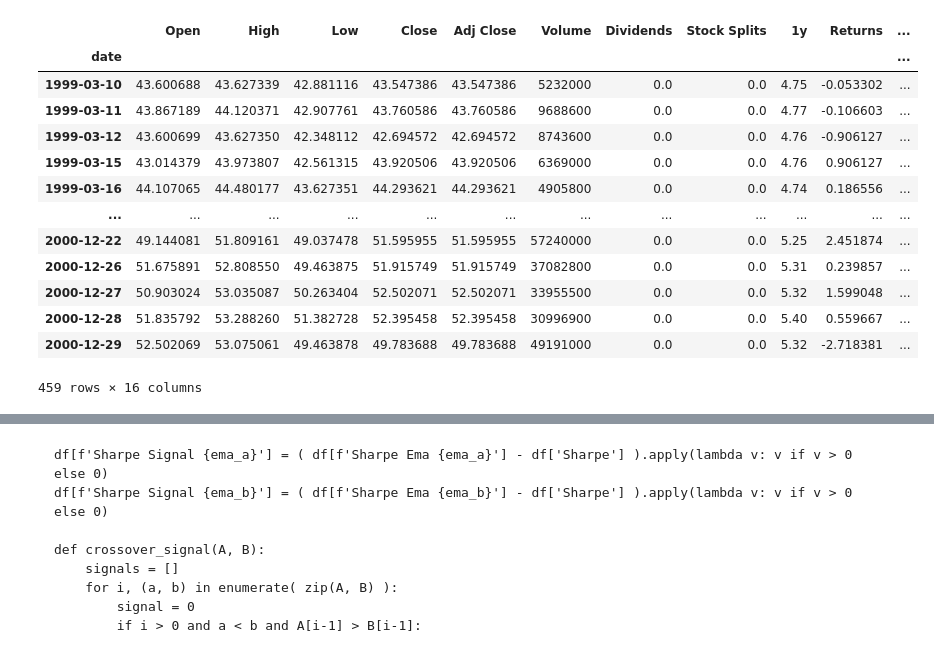
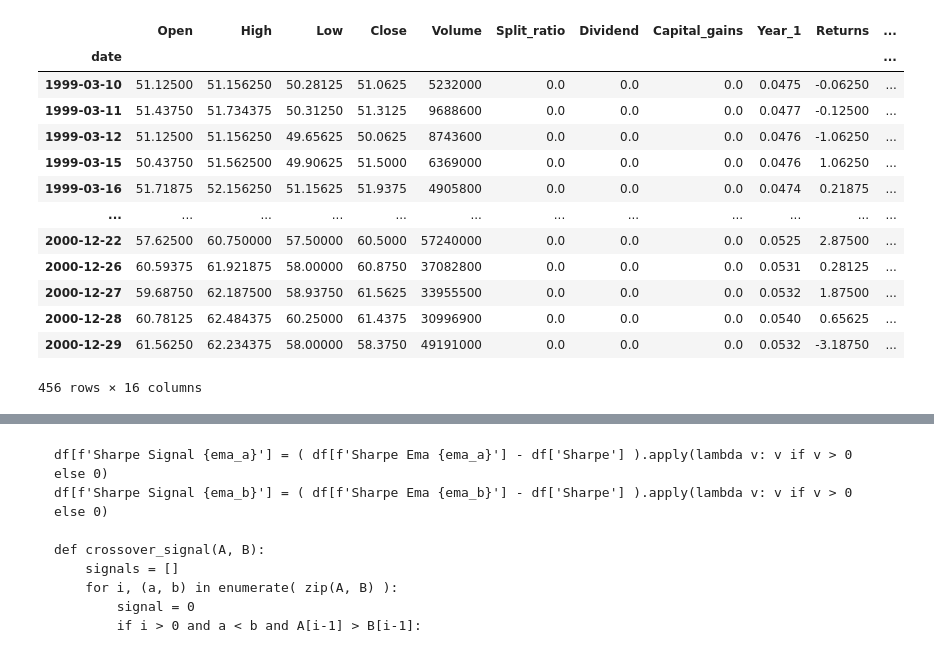
Before and after one commit to victortangggg/trading, a Jupyter notebook: research/TQQQ.ipynb, the cells around one changed output, grey strips where cells are left out. Cells and saved outputs as stored; diff of their text form; code cells hidden in the pictures.

```diff
--- a/research/TQQQ.ipynb
+++ b/research/TQQQ.ipynb
@@ -11,8 +32,7 @@ pd.set_option('display.max_columns', None)
 # %%
 start_date = '1999-01-01'
 end_date = '2001-01-01'
-price_qqq = openbb.stocks.load('QQQ', start_date=start_date, end_date=end_date)
-t10y = openbb.economy.treasury(maturity=['10y'], start_date=start_date, end_date=end_date)
-t1y = openbb.economy.treasury(maturity=['1y'], start_date=start_date, end_date=end_date)
-price_qqq[ price_qqq['Close'] != price_qqq['Adj Close']]
+price_qqq = obb.equity.price.historical('QQQ', start_date=start_date, end_date=end_date, provider='yfinance').to_dataframe()
+capitalize_df_cols(price_qqq)
+price_qqq.head()
 # %% [output]
@@ -26,0 +46,4 @@ Loading Daily data for QQQ with starting period 1999-03-10.
+# %%
+trates = obb.fixedincome.government.treasury_rates(start_date=start_date, end_date=end_date).to_dataframe()
+capitalize_df_cols(trates)
+trates.head()
@@ -27,29 +58,28 @@ Loading Daily data for QQQ with starting period 1999-03-10.
 # %%
-_df = pd.merge(price_qqq, t1y, how='inner', left_index=True, right_index=True)
+_df = pd.merge(price_qqq, trates[['Year_1']], how='inner', left_index=True, right_index=True)
 _df['Returns'] = _df['Close'] - _df['Open']
-_df['Return From T0'] = ( _df['Close'] / _df['Open'].iloc[0] ) - 1
-_df['1y'] = pd.to_numeric(_df['1y'], errors='coerce').fillna(0)
-_df['1y Pct'] = _df['1y'] / 100.0
-_df['Excess Return'] = _df['Return From T0'] - _df['1y Pct']
-_df['Sharpe'] = _df['Excess Return'] / _df['Returns'].expanding().std()
+_df['Returns_from_t0'] = ( _df['Close'] / _df['Open'].iloc[0] ) - 1
+_df['Trates_1y'] = pd.to_numeric(_df['Year_1'], errors='coerce').fillna(0)
+_df['Excess_returns'] = _df['Returns_from_t0'] - _df['Trates_1y']
+_df['Sharpe'] = _df['Excess_returns'] / _df['Returns'].expanding().std()
 ema_a = 5
 ema_b = 20
-_df[f'Sharpe Ema {ema_a}'] = ta.ema(_df['Sharpe'], ema_a).fillna(0)
-_df[f'Sharpe Ema {ema_b}'] = ta.ema(_df['Sharpe'], ema_b).fillna(0)
+_df[f'Sharpe_EMA_{ema_a}'] = ta.ema(_df['Sharpe'], ema_a).fillna(0)
+_df[f'Sharpe_EMA_{ema_b}'] = ta.ema(_df['Sharpe'], ema_b).fillna(0)
 _df
 # %% [output]
-|  | Open | High | Low | Close | Adj Close | Volume | Dividends | Stock Splits | 1y | Returns | ... |
+|  | Open | High | Low | Close | Volume | Split_ratio | Dividend | Capital_gains | Year_1 | Returns | ... |
 | date |  |  |  |  |  |  |  |  |  |  | ... |
-| 1999-03-10 | 43.600688 | 43.627339 | 42.881116 | 43.547386 | 43.547386 | 5232000 | 0.0 | 0.0 | 4.75 | -0.053302 | ... |
-| 1999-03-11 | 43.867189 | 44.120371 | 42.907761 | 43.760586 | 43.760586 | 9688600 | 0.0 | 0.0 | 4.77 | -0.106603 | ... |
-| 1999-03-12 | 43.600699 | 43.627350 | 42.348112 | 42.694572 | 42.694572 | 8743600 | 0.0 | 0.0 | 4.76 | -0.906127 | ... |
-| 1999-03-15 | 43.014379 | 43.973807 | 42.561315 | 43.920506 | 43.920506 | 6369000 | 0.0 | 0.0 | 4.76 | 0.906127 | ... |
-| 1999-03-16 | 44.107065 | 44.480177 | 43.627351 | 44.293621 | 44.293621 | 4905800 | 0.0 | 0.0 | 4.74 | 0.186556 | ... |
+| 1999-03-10 | 51.12500 | 51.156250 | 50.28125 | 51.0625 | 5232000 | 0.0 | 0.0 | 0.0 | 0.0475 | -0.06250 | ... |
+| 1999-03-11 | 51.43750 | 51.734375 | 50.31250 | 51.3125 | 9688600 | 0.0 | 0.0 | 0.0 | 0.0477 | -0.12500 | ... |
+| 1999-03-12 | 51.12500 | 51.156250 | 49.65625 | 50.0625 | 8743600 | 0.0 | 0.0 | 0.0 | 0.0476 | -1.06250 | ... |
+| 1999-03-15 | 50.43750 | 51.562500 | 49.90625 | 51.5000 | 6369000 | 0.0 | 0.0 | 0.0 | 0.0476 | 1.06250 | ... |
+| 1999-03-16 | 51.71875 | 52.156250 | 51.15625 | 51.9375 | 4905800 | 0.0 | 0.0 | 0.0 | 0.0474 | 0.21875 | ... |
 | ... | ... | ... | ... | ... | ... | ... | ... | ... | ... | ... | ... |
-| 2000-12-22 | 49.144081 | 51.809161 | 49.037478 | 51.595955 | 51.595955 | 57240000 | 0.0 | 0.0 | 5.25 | 2.451874 | ... |
-| 2000-12-26 | 51.675891 | 52.808550 | 49.463875 | 51.915749 | 51.915749 | 37082800 | 0.0 | 0.0 | 5.31 | 0.239857 | ... |
-| 2000-12-27 | 50.903024 | 53.035087 | 50.263404 | 52.502071 | 52.502071 | 33955500 | 0.0 | 0.0 | 5.32 | 1.599048 | ... |
-| 2000-12-28 | 51.835792 | 53.288260 | 51.382728 | 52.395458 | 52.395458 | 30996900 | 0.0 | 0.0 | 5.40 | 0.559667 | ... |
-| 2000-12-29 | 52.502069 | 53.075061 | 49.463878 | 49.783688 | 49.783688 | 49191000 | 0.0 | 0.0 | 5.32 | -2.718381 | ... |
+| 2000-12-22 | 57.62500 | 60.750000 | 57.50000 | 60.5000 | 57240000 | 0.0 | 0.0 | 0.0 | 0.0525 | 2.87500 | ... |
+| 2000-12-26 | 60.59375 | 61.921875 | 58.00000 | 60.8750 | 37082800 | 0.0 | 0.0 | 0.0 | 0.0531 | 0.28125 | ... |
+| 2000-12-27 | 59.68750 | 62.187500 | 58.93750 | 61.5625 | 33955500 | 0.0 | 0.0 | 0.0 | 0.0532 | 1.87500 | ... |
+| 2000-12-28 | 60.78125 | 62.484375 | 60.25000 | 61.4375 | 30996900 | 0.0 | 0.0 | 0.0 | 0.0540 | 0.65625 | ... |
+| 2000-12-29 | 61.56250 | 62.234375 | 58.00000 | 58.3750 | 49191000 | 0.0 | 0.0 | 0.0 | 0.0532 | -3.18750 | ... |
-459 rows × 16 columns
+456 rows × 16 columns
 # %%
```
Also changed, not shown: parts of 19 cells of this notebook, 12 other files.
